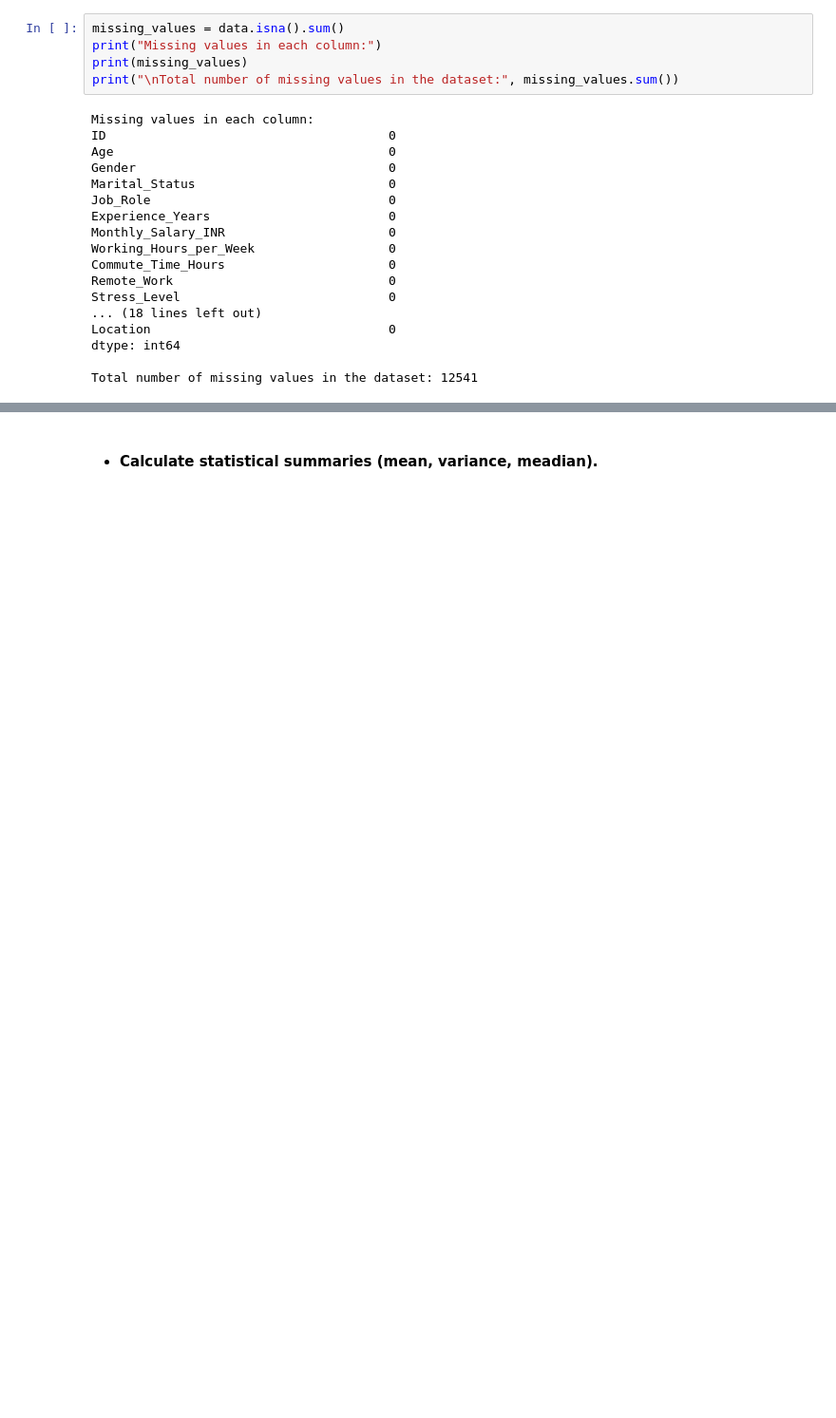
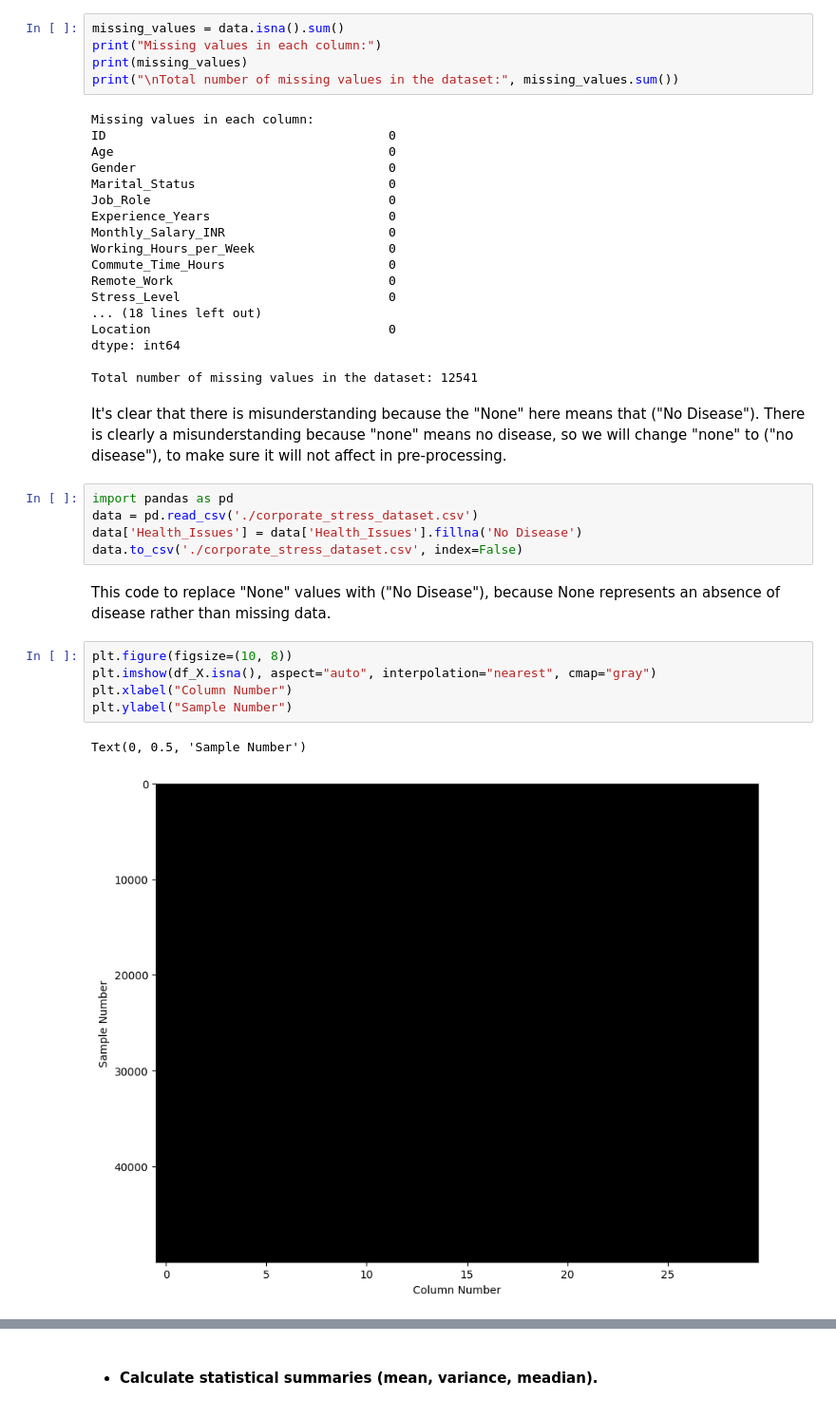
Before and after one commit to SanaAlotaibi/DataMiningProject, a Jupyter notebook: phase2.ipynb, the cells around one changed output, grey strips where cells are left out. Shown at 95% size. Drawn from its saved outputs; the diff is of its cells as text; blank space fills up the shorter version.

```diff
--- a/phase2.ipynb
+++ b/phase2.ipynb
@@ -117,3 +132,21 @@ Location                                0
 dtype: int64
 
 Total number of missing values in the dataset: 12541
+# %% [markdown]
+ It's clear that there is misunderstanding because the "None" here means that ("No Disease").
+ There is clearly a misunderstanding because "none" means no disease, so we will change "none" to ("no disease"), to make sure it will not affect in pre-processing.
+# %%
+import pandas as pd
+data = pd.read_csv('./corporate_stress_dataset.csv')
+data['Health_Issues'] = data['Health_Issues'].fillna('No Disease')
+data.to_csv('./corporate_stress_dataset.csv', index=False)
+# %% [markdown]
+ This code to replace "None" values with ("No Disease"), because  None represents an absence of disease rather than missing data.
+# %%
+plt.figure(figsize=(10, 8))
+plt.imshow(df_X.isna(), aspect="auto", interpolation="nearest", cmap="gray")
+plt.xlabel("Column Number")
+plt.ylabel("Sample Number")
+# %% [output]
+Text(0, 0.5, 'Sample Number')
+[figure, added]
```
Also changed, not shown: parts of 35 cells of this notebook.
